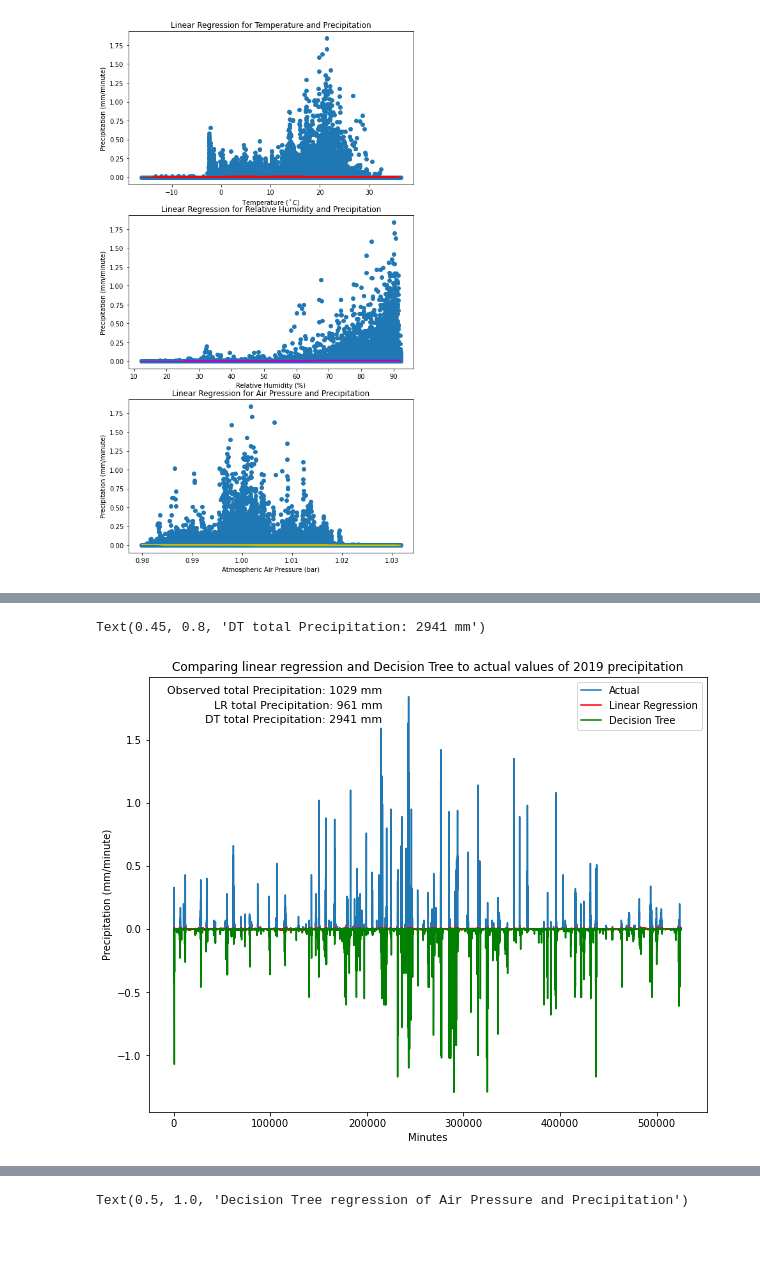
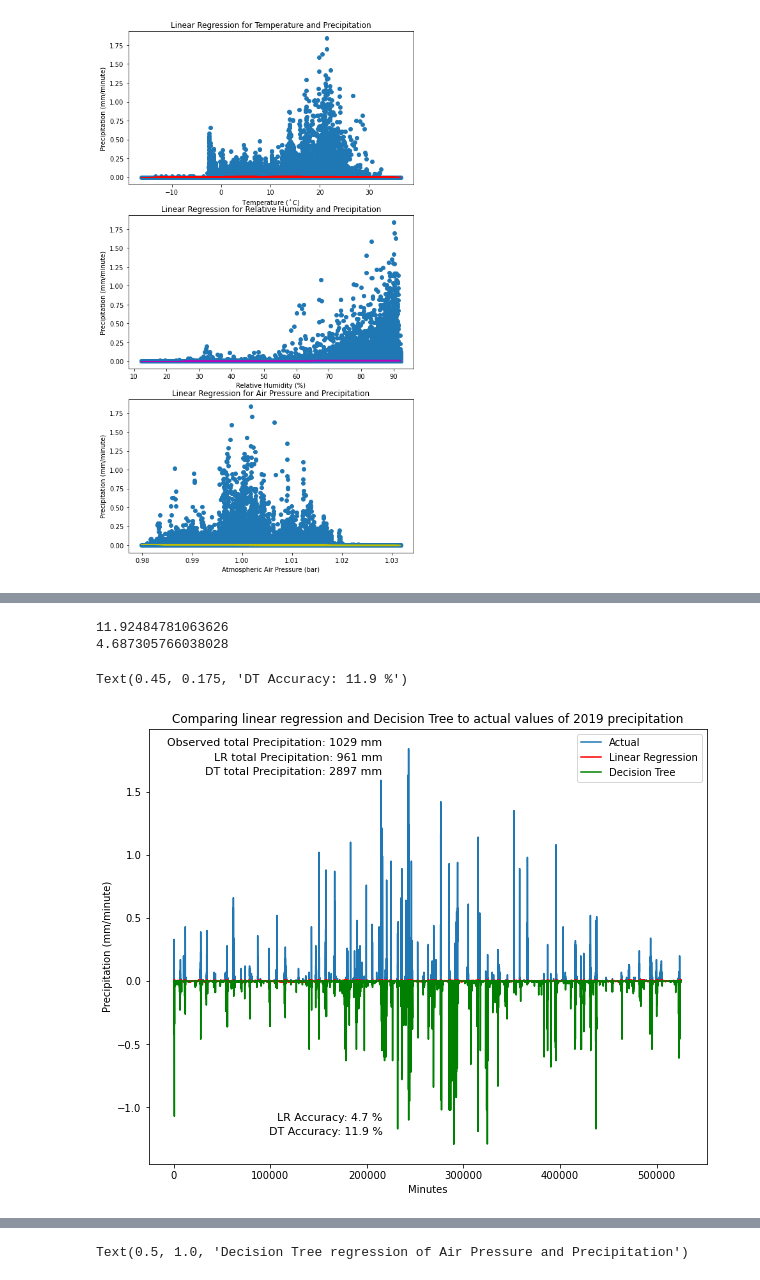
Before and after one commit to zhangt3-e/senior_thesis, a Jupyter notebook: Code/ML.ipynb, the cells around one changed output, grey strips where cells are left out. Cells and saved outputs as stored; diff of their text form; code cells hidden in the pictures; blank space fills up the shorter version.

Commit message:
final figures

```diff
--- a/Code/ML.ipynb
+++ b/Code/ML.ipynb
@@ -145,18 +138,32 @@ plt.colorbar()
+# %%
+DT_mod_len = len(newpredict2019[newpredict2019 > 0])
+Lin_reg_mod_len = len(predict2019[predict2019> 0])
+DT_accur = mod_acc1(newpredict2019, Whole19[:, 3], DT_mod_len)
+print(DT_accur)
+Lin_accur = mod_acc1(predict2019, Whole19[:,3], Lin_reg_mod_len)
+print(Lin_accur)
+# %% [output]
+11.92484781063626
+4.687305766038028
 # %%
 plt.figure(figsize= (10, 8))
 plt.plot(Whole19[:, 3])
 plt.plot(predict2019, color = 'r')
 plt.plot(-newpredict2019, color = 'g')
 plt.legend(['Actual', 'Linear Regression', 'Decision Tree'])
 plt.xlabel('Minutes')
 plt.ylabel('Precipitation (mm/minute)')
 plt.title('Comparing linear regression and Decision Tree to actual values of 2019 precipitation')
 plt.figtext(0.45, 0.85, 'Observed total Precipitation: ' + str(round(np.nansum(Whole19[:, 3]))) + ' mm', fontsize = 11, ha = 'right')
 plt.figtext(0.45, 0.825, 'LR total Precipitation: ' + str(round(np.nansum(predict2019))) + ' mm', fontsize = 11, ha = 'right')
 plt.figtext(0.45, 0.8, 'DT total Precipitation: ' + str(round(np.nansum(newpredict2019))) + ' mm', fontsize = 11, ha = 'right')
+plt.figtext(0.45, 0.2, 'LR Accuracy: ' + str(round(Lin_accur,1)) +
+           ' %', fontsize = 11, ha ='right')
+plt.figtext(0.45, 0.175, 'DT Accuracy: ' + str(round(DT_accur,1)) +
+           ' %', fontsize = 11, ha ='right')
 # %% [output]
-Text(0.45, 0.8, 'DT total Precipitation: 2941 mm')
+Text(0.45, 0.175, 'DT Accuracy: 11.9 %')
-[figure, old version]
+[figure, new version]
 # %%
 print(np.sum(Whole19[:, 3]))
 print(np.sum(predict2019))
```
Also changed, not shown: parts of 27 cells of this notebook, 2 other files.
